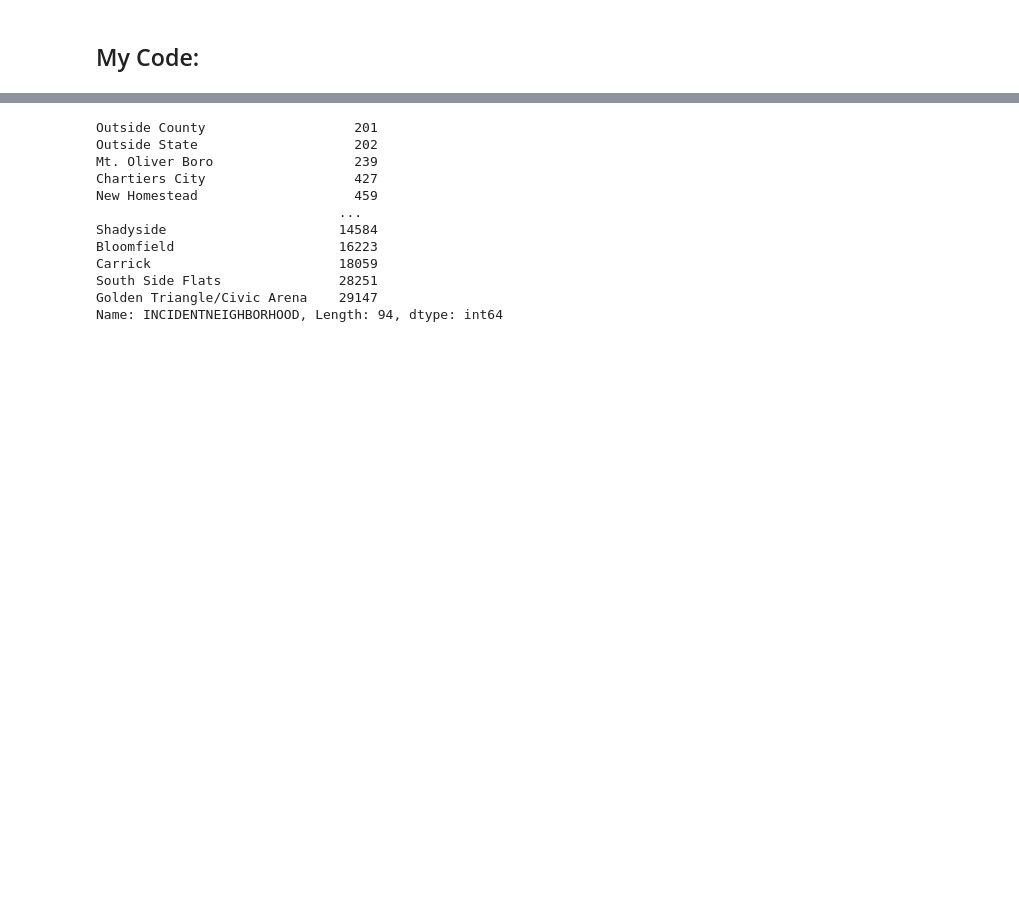
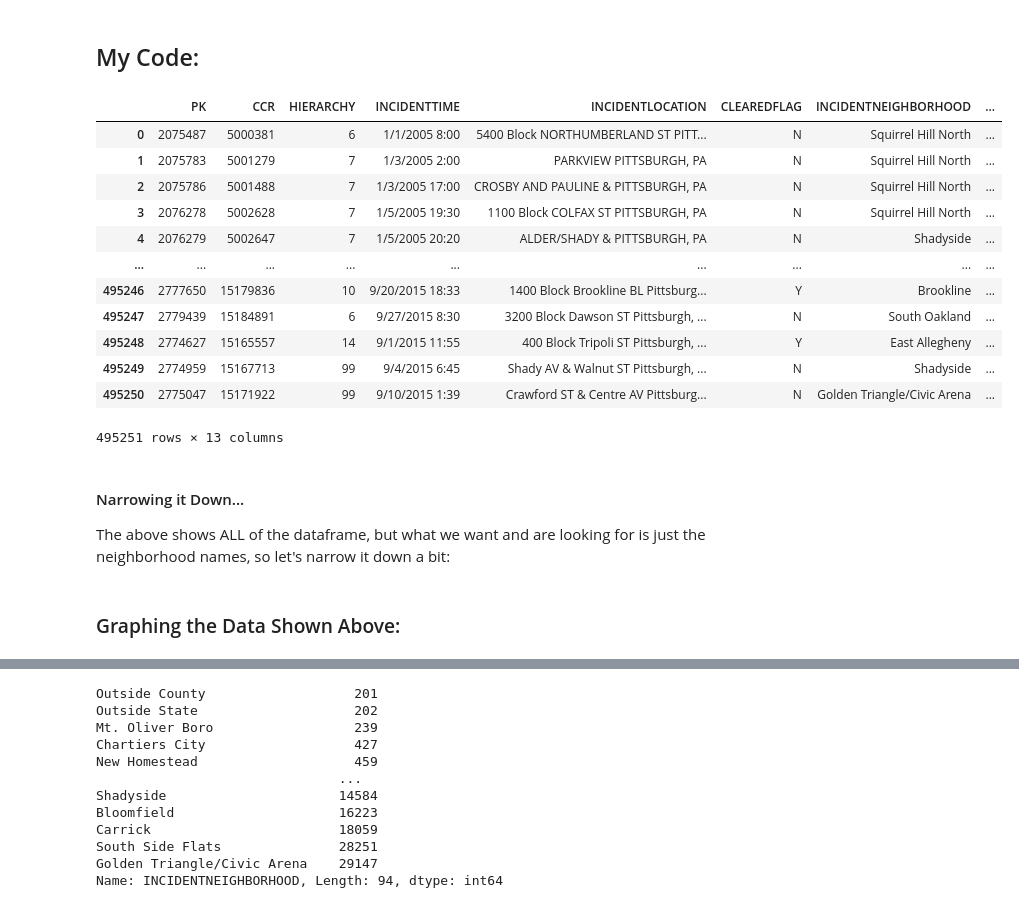
Before and after one commit to cdornn/Big-Ideas-Final-Project, a Jupyter notebook: dorney_final-notebook.ipynb, the cells around one changed output, grey strips where cells are left out. Cells and saved outputs as stored; diff of their text form; code cells hidden in the pictures; blank space fills up the shorter version.

```diff
--- a/dorney_final-notebook.ipynb
+++ b/dorney_final-notebook.ipynb
@@ -8,3 +10,32 @@ My group has chosen to rank the best neighborhood in Pittsburgh based on the amo
+# %%
+#import pandas
+import pandas as pd
+
+# read in incidents.csv
+incidents = pd.read_csv("https://data.wprdc.org/dataset/5e6711a3-90e5-457d-8c73-445fb5f363e2/resource/391942e2-25ef-43e4-8263-f8519fa8aada/download/archive-police-blotter.csv",low_memory=False)
+
+df = pd.DataFrame(incidents)
+display(df)
+# %% [output]
+|  | PK | CCR | HIERARCHY | INCIDENTTIME | INCIDENTLOCATION | CLEAREDFLAG | INCIDENTNEIGHBORHOOD | ... |
+| 0 | 2075487 | 5000381 | 6 | 1/1/2005 8:00 | 5400 Block NORTHUMBERLAND ST PITT... | N | Squirrel Hill North | ... |
+| 1 | 2075783 | 5001279 | 7 | 1/3/2005 2:00 | PARKVIEW PITTSBURGH, PA | N | Squirrel Hill North | ... |
+| 2 | 2075786 | 5001488 | 7 | 1/3/2005 17:00 | CROSBY AND PAULINE & PITTSBURGH, PA | N | Squirrel Hill North | ... |
+| 3 | 2076278 | 5002628 | 7 | 1/5/2005 19:30 | 1100 Block COLFAX ST PITTSBURGH, PA | N | Squirrel Hill North | ... |
+| 4 | 2076279 | 5002647 | 7 | 1/5/2005 20:20 | ALDER/SHADY & PITTSBURGH, PA | N | Shadyside | ... |
+| ... | ... | ... | ... | ... | ... | ... | ... | ... |
+| 495246 | 2777650 | 15179836 | 10 | 9/20/2015 18:33 | 1400 Block Brookline BL Pittsburg... | Y | Brookline | ... |
+| 495247 | 2779439 | 15184891 | 6 | 9/27/2015 8:30 | 3200 Block Dawson ST Pittsburgh, ... | N | South Oakland | ... |
+| 495248 | 2774627 | 15165557 | 14 | 9/1/2015 11:55 | 400 Block Tripoli ST Pittsburgh, ... | Y | East Allegheny | ... |
+| 495249 | 2774959 | 15167713 | 99 | 9/4/2015 6:45 | Shady AV & Walnut ST Pittsburgh, ... | N | Shadyside | ... |
+| 495250 | 2775047 | 15171922 | 99 | 9/10/2015 1:39 | Crawford ST & Centre AV Pittsburg... | N | Golden Triangle/Civic Arena | ... |
+495251 rows × 13 columns
+# %% [markdown]
+#### Narrowing it Down...
+
+The above shows ALL of the dataframe, but what we want and are looking for is just the neighborhood names, so let's narrow it down a bit:
+# %% [markdown]
+### Graphing the Data Shown Above:
 # %%
 # Neighborhood Graph
 
```
Also changed, not shown: parts of 1 cell of this notebook, 3 other files.
